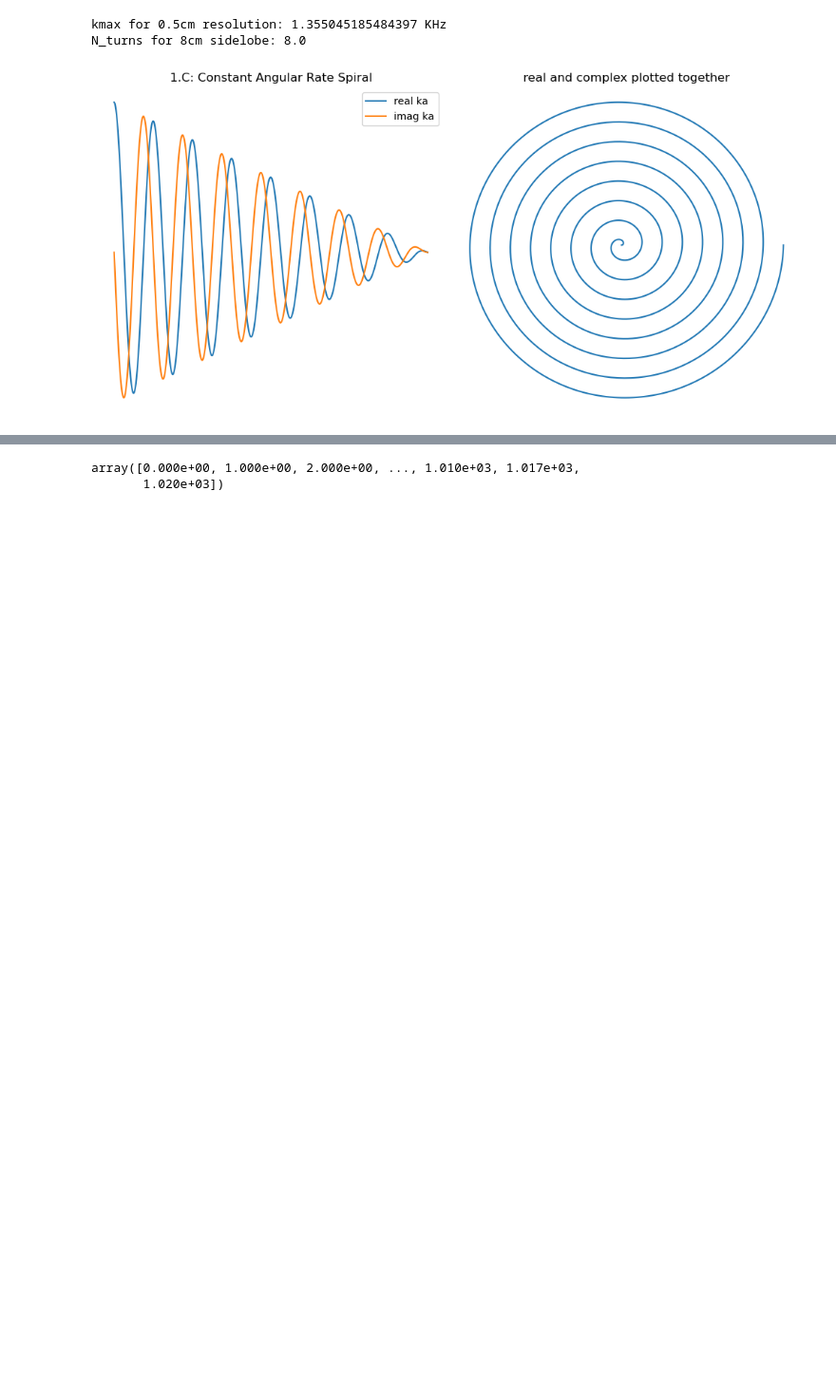
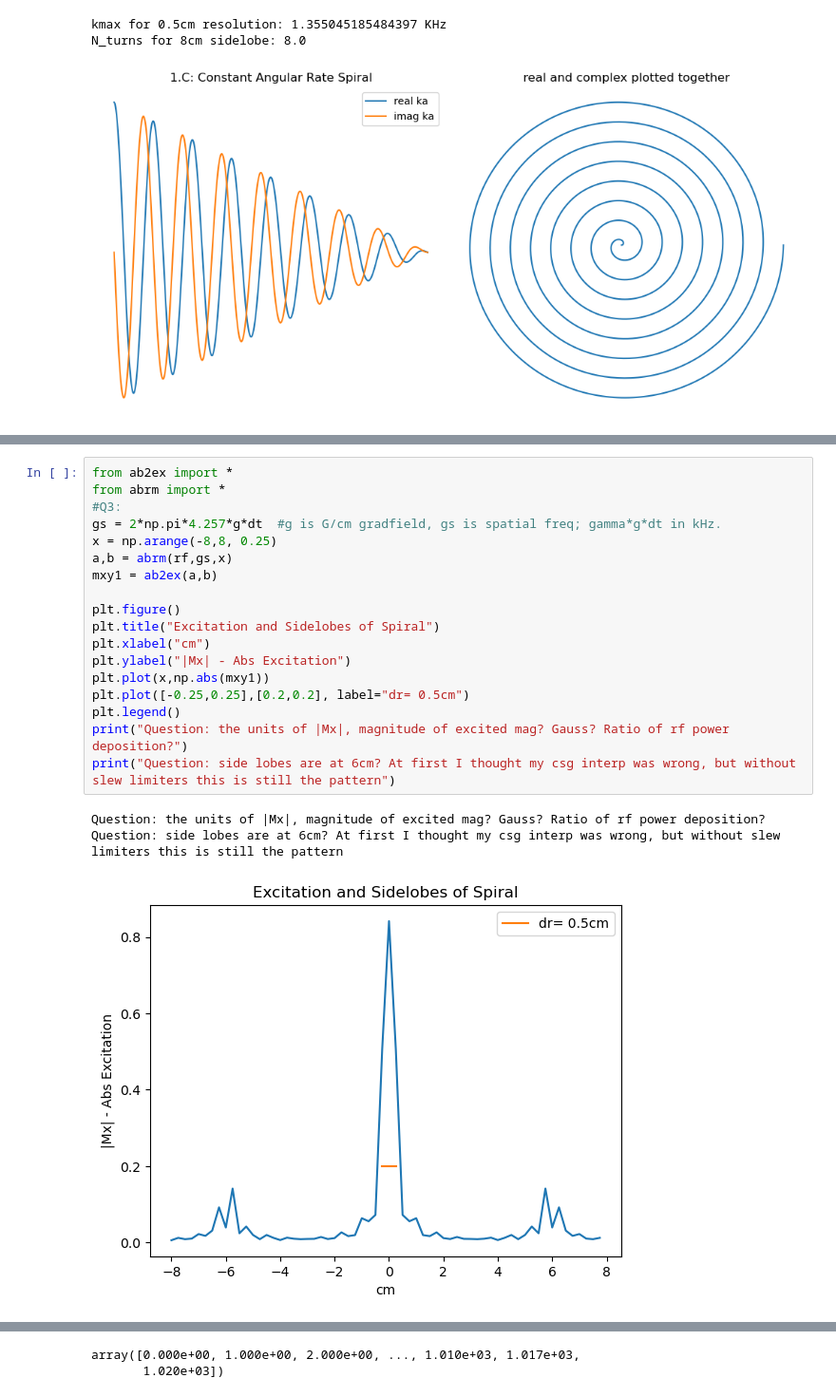
Before and after one commit to jhillard-stanford/mri-fingerprinting, a Jupyter notebook: assingment2/assignment2.ipynb, the cells around one changed output, grey strips where cells are left out. Shown: that part at 95% size. Drawn from its saved outputs; the diff is of its cells as text; blank space fills up the shorter version.

```diff
--- a/assingment2/assignment2.ipynb
+++ b/assingment2/assignment2.ipynb
@@ -158,0 +124,22 @@ plt.show()
+# %%
+from ab2ex import *
+from abrm import *
+#Q3:
+gs = 2*np.pi*4.257*g*dt  #g is G/cm gradfield, gs is spatial freq; gamma*g*dt in kHz.
+x = np.arange(-8,8, 0.25)
+a,b = abrm(rf,gs,x)
+mxy1 = ab2ex(a,b)
+
+plt.figure()
+plt.title("Excitation and Sidelobes of Spiral")
+plt.xlabel("cm")
+plt.ylabel("|Mx| - Abs Excitation")
+plt.plot(x,np.abs(mxy1))
+plt.plot([-0.25,0.25],[0.2,0.2], label="dr= 0.5cm")
+plt.legend()
+print("Question: the units of |Mx|, magnitude of excited mag? Gauss? Ratio of rf power deposition?")
+print("Question: side lobes are at 6cm? At first I thought my csg interp was wrong, but without slew limiters this is still the pattern")
+# %% [output]
+Question: the units of |Mx|, magnitude of excited mag? Gauss? Ratio of rf power deposition?
+Question: side lobes are at 6cm? At first I thought my csg interp was wrong, but without slew limiters this is still the pattern
+[figure, added]
```
Also changed, not shown: parts of 10 cells of this notebook, 11 other files.
